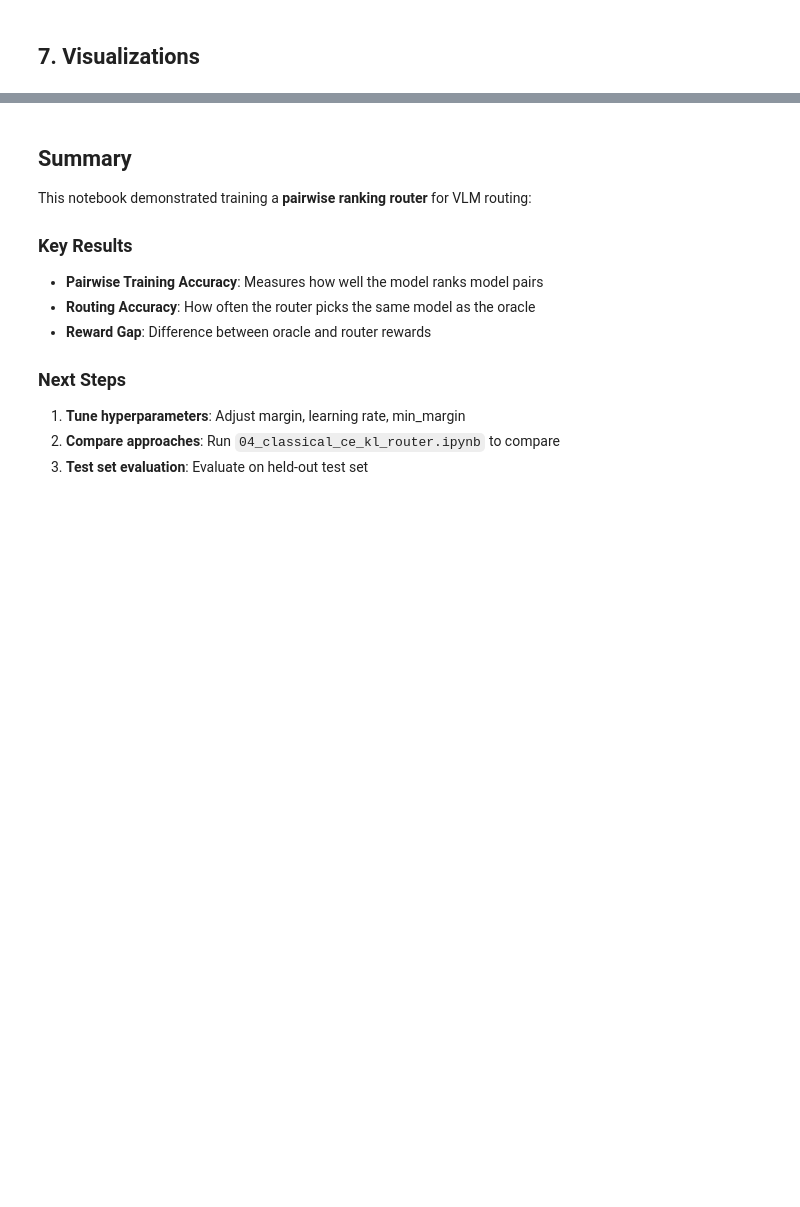
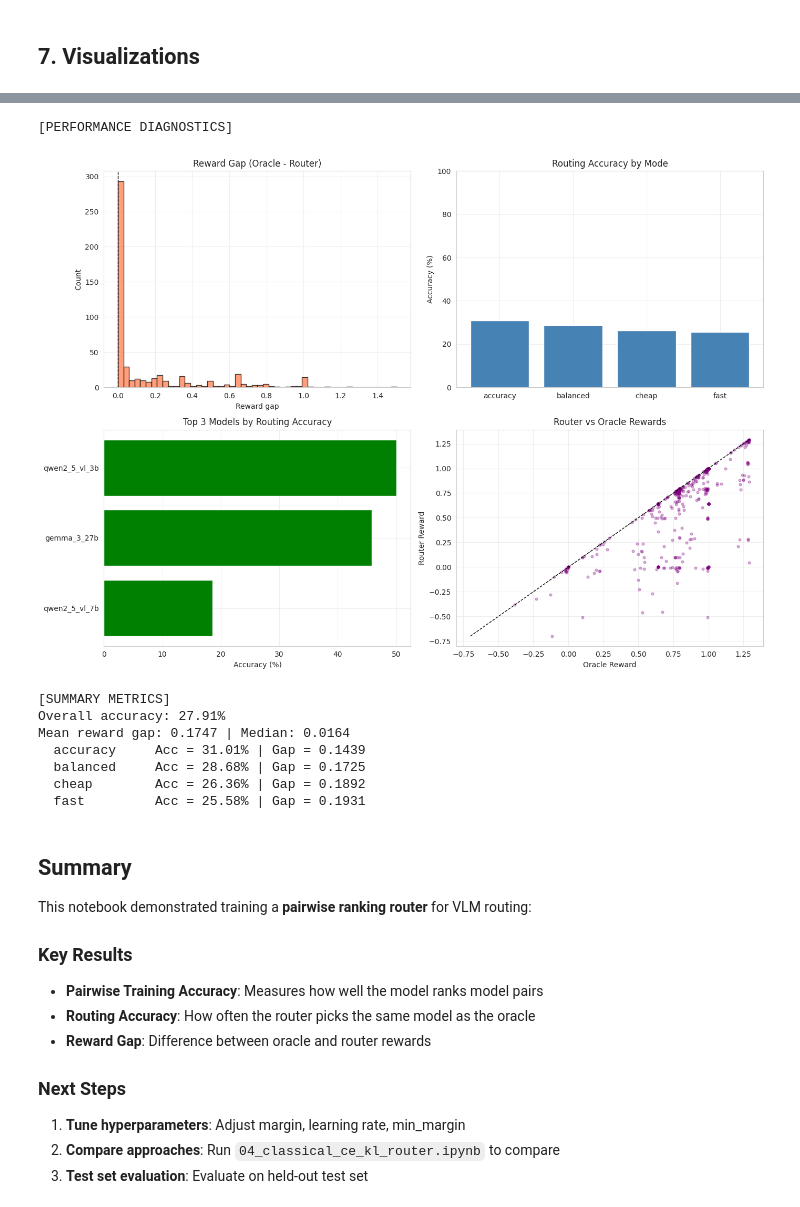
Before and after one commit to Vedaang-Chopra/Which_VLM_Router, a Jupyter notebook: artemis_final/router_train/notebooks/03_pairwise_ranking_router.ipynb, the cells around one changed output, grey strips where cells are left out. Cells and saved outputs as stored; diff of their text form; code cells hidden in the pictures; blank space fills up the shorter version.

```diff
--- a/artemis_final/router_train/notebooks/03_pairwise_ranking_router.ipynb
+++ b/artemis_final/router_train/notebooks/03_pairwise_ranking_router.ipynb
@@ -106,13 +121,13 @@ print(f"  DEVICE: {DEVICE}")
 # %% [markdown]
 ## 2. Load Data from SQL
 # %%
-# Load database configuration
-db_config = DBConfig.from_env()
+# # Load database configuration
+# db_config = DBConfig.from_env()
 
-# Test connection
-print("Testing database connection...")
-if test_connection(db_config):
-    print("✓ Database connection successful")
-else:
-    raise RuntimeError("Database connection failed. Check credentials.")
+# # Test connection
+# print("Testing database connection...")
+# if test_connection(db_config):
+#     print("✓ Database connection successful")
+# else:
+#     raise RuntimeError("Database connection failed. Check credentials.")
 # %%
@@ -561,3 +798,67 @@ plt.show()
+# %%
+# Extra diagnostics: reward gaps, accuracy, and per-model stats
+print('[PERFORMANCE DIAGNOSTICS]')
+
+reward_gap = df_results['reward_gap']
+mode_acc = df_results.groupby('mode_id')['correct'].mean().sort_index()
+gap_by_mode = df_results.groupby('mode_id')['reward_gap'].mean().sort_index()
+per_model_acc = df_results.groupby('router_choice')['correct'].mean().sort_values(ascending=False)
+
+mode_labels = [id_to_mode[m] if 'id_to_mode' in globals() else str(m) for m in mode_acc.index]
+
+fig, axes = plt.subplots(2, 2, figsize=(14, 10))
+
+# Reward gap histogram
+axes[0, 0].hist(reward_gap, bins=50, color='coral', edgecolor='black', alpha=0.75)
+axes[0, 0].axvline(0, color='black', linestyle='--', linewidth=1)
+axes[0, 0].set_title('Reward Gap (Oracle - Router)')
+axes[0, 0].set_xlabel('Reward gap')
+axes[0, 0].set_ylabel('Count')
+axes[0, 0].grid(alpha=0.3)
+
+# Accuracy by mode
+axes[0, 1].bar(mode_labels, mode_acc.values * 100, color='steelblue')
+axes[0, 1].set_ylim(0, 100)
+axes[0, 1].set_title('Routing Accuracy by Mode')
+axes[0, 1].set_ylabel('Accuracy (%)')
+axes[0, 1].grid(alpha=0.3)
+
+# Top models by accuracy
+top_n = min(10, len(per_model_acc))
+axes[1, 0].barh(per_model_acc.head(top_n).index[::-1], per_model_acc.head(top_n).values[::-1] * 100, color='green')
+axes[1, 0].set_title(f'Top {top_n} Models by Routing Accuracy')
+axes[1, 0].set_xlabel('Accuracy (%)')
+axes[1, 0].grid(alpha=0.3)
+
+# Oracle vs Router rewards scatter
+min_r = min(df_results['oracle_reward'].min(), df_results['router_reward'].min())
+max_r = max(df_results['oracle_reward'].max(), df_results['router_reward'].max())
+axes[1, 1].scatter(df_results['oracle_reward'], df_results['router_reward'], alpha=0.3, s=12, color='purple')
+axes[1, 1].plot([min_r, max_r], [min_r, max_r], 'k--', linewidth=1)
+axes[1, 1].set_xlabel('Oracle Reward')
+axes[1, 1].set_ylabel('Router Reward')
+axes[1, 1].set_title('Router vs Oracle Rewards')
+axes[1, 1].grid(alpha=0.3)
+
+plt.tight_layout()
+plt.show()
+
+print('[SUMMARY METRICS]')
+print(f"Overall accuracy: {mode_acc.mean() * 100:.2f}%")
+print(f"Mean reward gap: {reward_gap.mean():.4f} | Median: {reward_gap.median():.4f}")
+mode_info = list(zip(mode_labels, mode_acc.values, gap_by_mode.values))
+for label, acc, gap in mode_info:
+    print(f"  {label:12s} Acc = {acc*100:5.2f}% | Gap = {gap:.4f}")
+# %% [output]
+[PERFORMANCE DIAGNOSTICS]
+[figure, added]
+[SUMMARY METRICS]
+Overall accuracy: 27.91%
+Mean reward gap: 0.1747 | Median: 0.0164
+  accuracy     Acc = 31.01% | Gap = 0.1439
+  balanced     Acc = 28.68% | Gap = 0.1725
+  cheap        Acc = 26.36% | Gap = 0.1892
+  fast         Acc = 25.58% | Gap = 0.1931
 # %% [markdown]
 ## Summary
 
```
Also changed, not shown: parts of 19 cells of this notebook, 3 other files.
